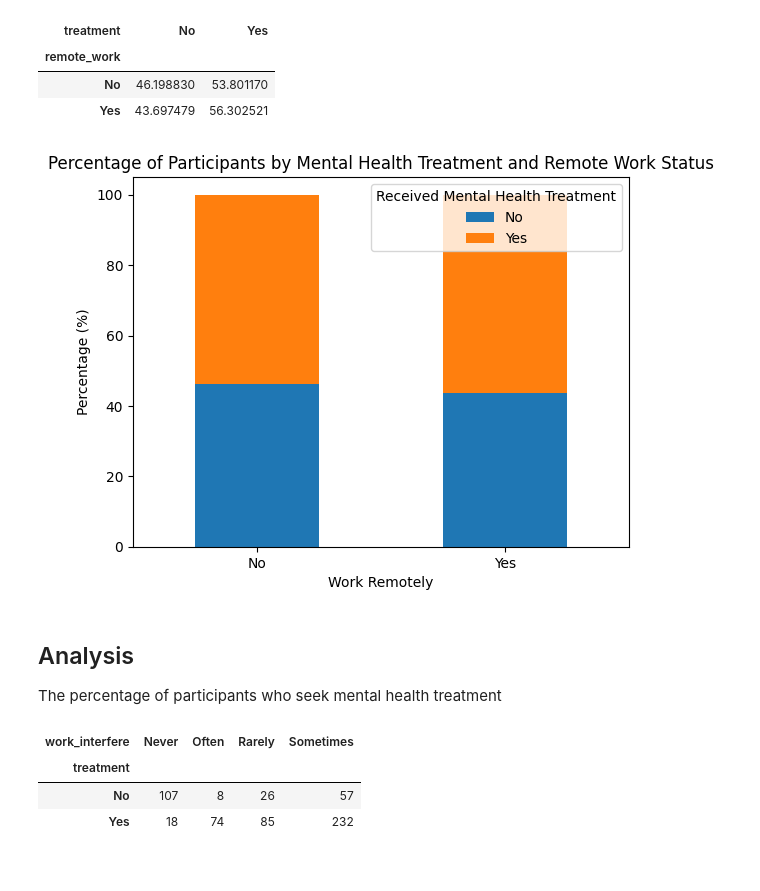
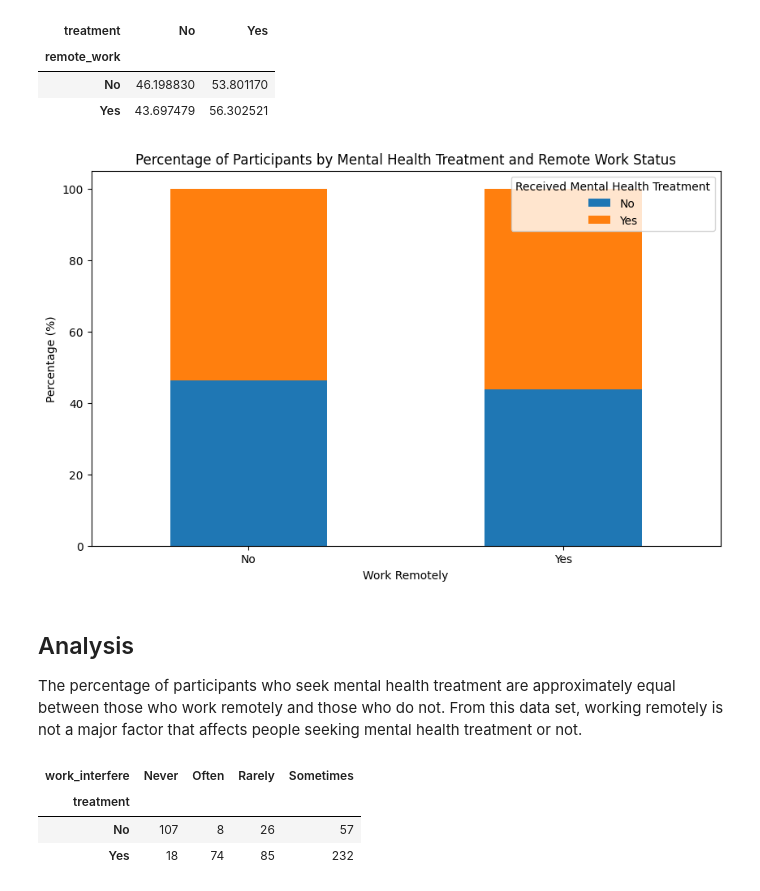
Before and after one commit to rollernathan/Mental_Health_Team_2, a Jupyter notebook: nthapliyal/Mental_health_analysis.ipynb, the cells around one changed output. Drawn from its saved outputs; the diff is of its cells as text; code cells hidden in the pictures.

```diff
--- a/nthapliyal/Mental_health_analysis.ipynb
+++ b/nthapliyal/Mental_health_analysis.ipynb
@@ -71,17 +71,19 @@ summary_percents
 # %%
 #plot
 summary_percents.plot(kind='bar', stacked=True)
 plt.title('Percentage of Participants by Mental Health Treatment and Remote Work Status')
 plt.xlabel('Work Remotely')
 plt.ylabel('Percentage (%)')
 plt.xticks(rotation=0)
 plt.legend(title='Received Mental Health Treatment', loc='upper right')
+plt.gcf().set_size_inches(10, 6)
+plt.savefig("Figures/remote_status_vs_treatment.png")
 plt.show()
 # %% [output]
-[figure, old version]
+[figure, new version]
 # %% [markdown]
 ## Analysis
-The percentage of participants who seek mental health treatment
+The percentage of participants who seek mental health treatment are approximately equal between those who work remotely and those who do not. From this data set, working remotely is not a major factor that affects people seeking mental health treatment or not.
 # %%
 summary2 = data_us_simple.pivot_table(index='treatment', columns='work_interfere', aggfunc='size', fill_value=0)
 summary2
```
Also changed, not shown: parts of 2 cells of this notebook, 2 other files.
